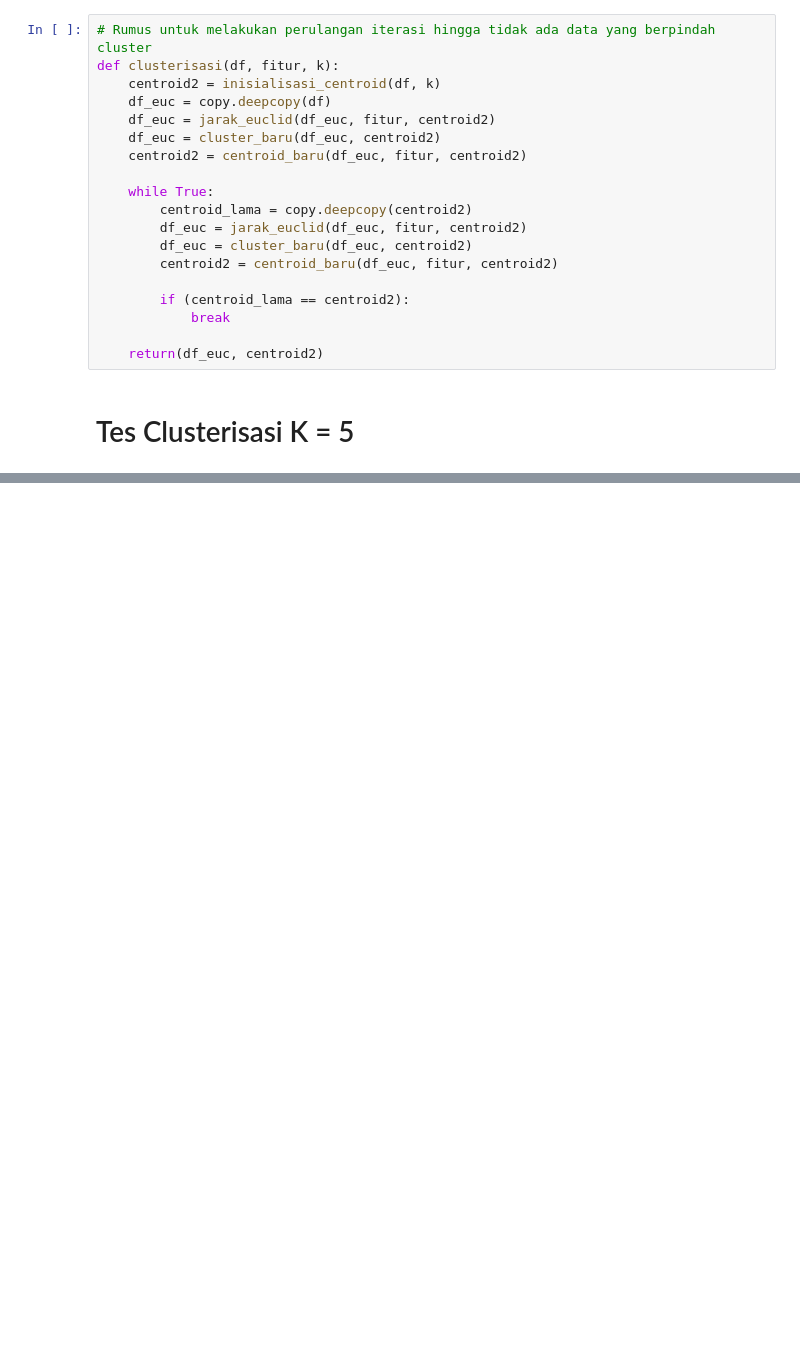
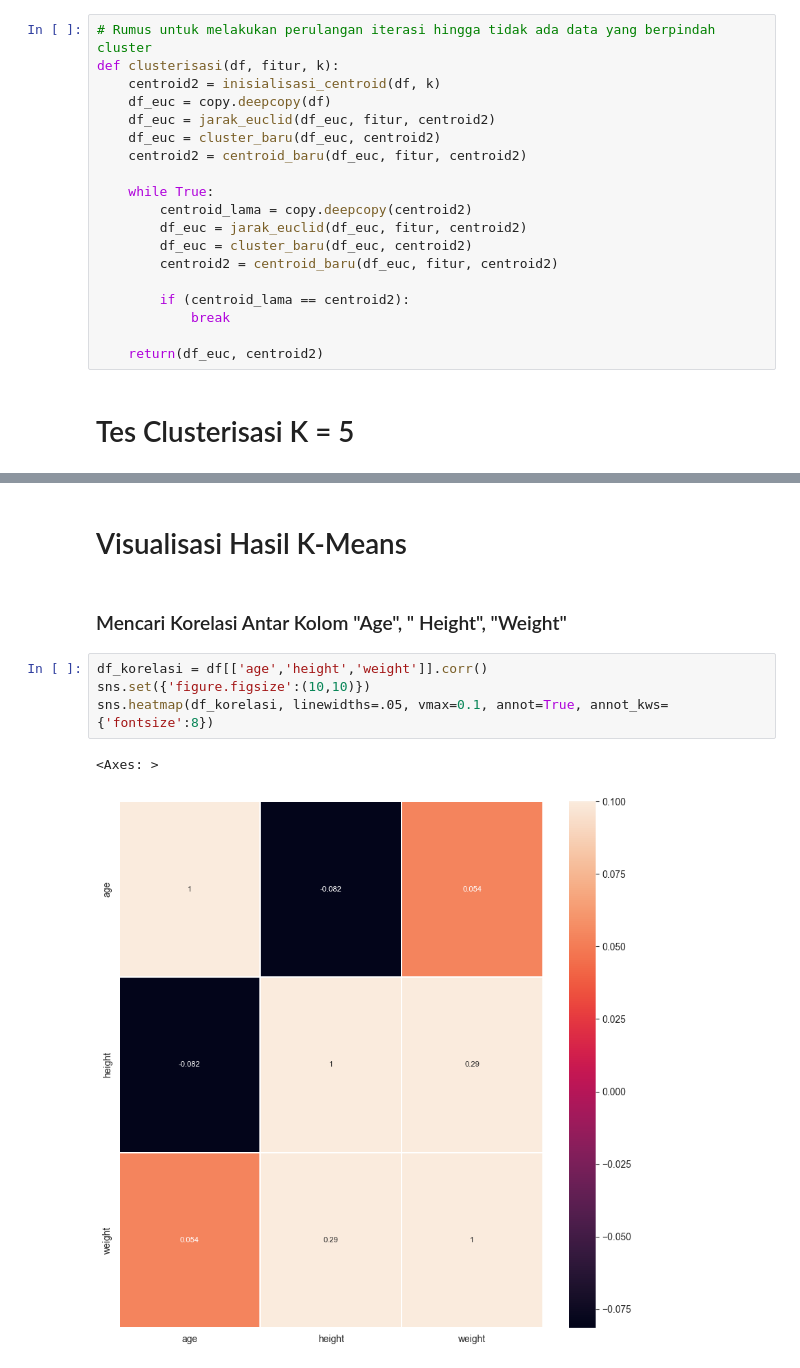
Before and after one commit to rapilap/TUBES_Artificial_Intelligence, a Jupyter notebook: percobaan2.ipynb, the cells around one changed output, grey strips where cells are left out. Cells and saved outputs as stored; diff of their text form; blank space fills up the shorter version.

Commit message:
Penambahan Visualisasi

```diff
--- a/percobaan2.ipynb
+++ b/percobaan2.ipynb
@@ -220 +208,12 @@ df_euc
 70000 rows × 15 columns
+# %% [markdown]
+# Visualisasi Hasil K-Means
+# %% [markdown]
+### Mencari Korelasi Antar Kolom "Age", " Height", "Weight"
+# %%
+df_korelasi = df[['age','height','weight']].corr()
+sns.set({'figure.figsize':(10,10)})
+sns.heatmap(df_korelasi, linewidths=.05, vmax=0.1, annot=True, annot_kws={'fontsize':8})
+# %% [output]
+<Axes: >
+[figure, added]
```
Also changed, not shown: parts of 10 cells of this notebook.
